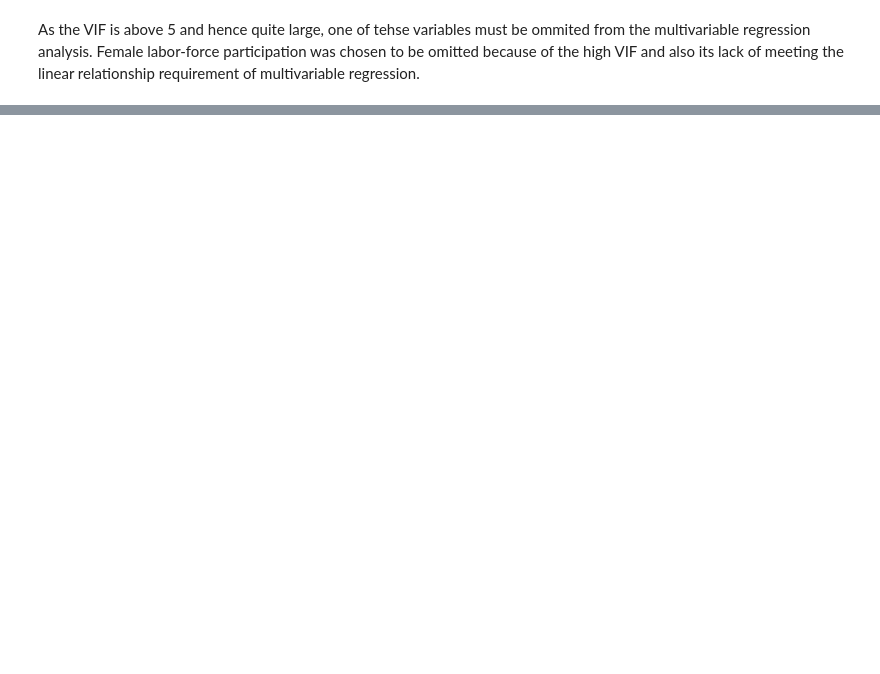
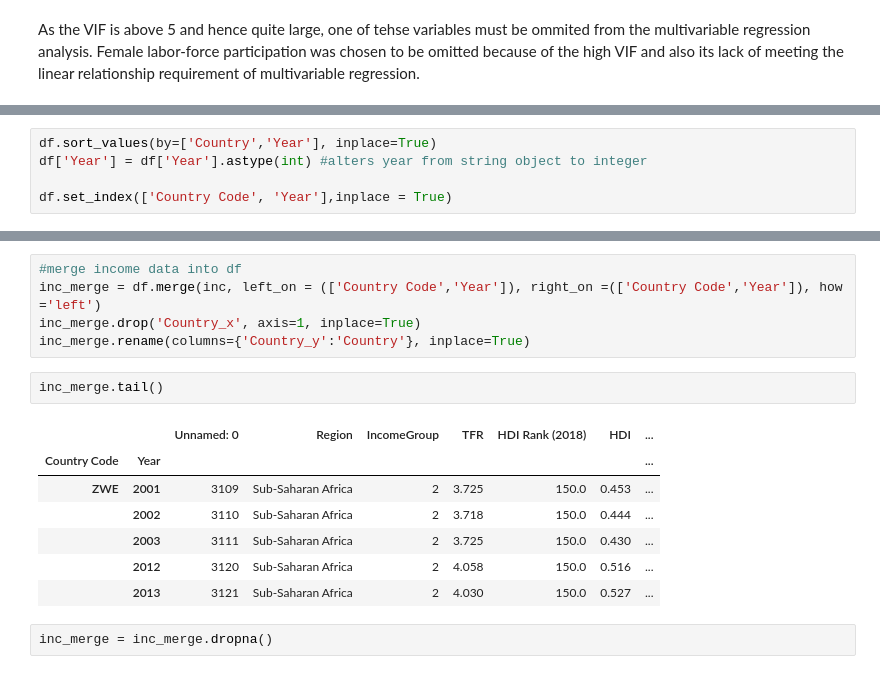
Before and after one commit to ChangHuaHua/QM2-Group-12, a Jupyter notebook: Multivariable_Linear_Regression_Analysis.ipynb, the cells around one changed output, grey strips where cells are left out. Cells and saved outputs as stored; diff of their text form; blank space fills up the shorter version.

```diff
--- a/Multivariable_Linear_Regression_Analysis.ipynb
+++ b/Multivariable_Linear_Regression_Analysis.ipynb
@@ -221 +261,6 @@ MVR: Female Education & Income (ordinal)
+# %%
+df.sort_values(by=['Country','Year'], inplace=True)
+df['Year'] = df['Year'].astype(int) #alters year from string object to integer
+
+df.set_index(['Country Code', 'Year'],inplace = True)
 # %%
@@ -246 +308,18 @@ dtype('int64')
+# %%
+#merge income data into df
+inc_merge = df.merge(inc, left_on = (['Country Code','Year']), right_on =(['Country Code','Year']), how ='left')
+inc_merge.drop('Country_x', axis=1, inplace=True)
+inc_merge.rename(columns={'Country_y':'Country'}, inplace=True)
+# %%
+inc_merge.tail()
+# %% [output]
+|  |  | Unnamed: 0 | Region | IncomeGroup | TFR | HDI Rank (2018) | HDI | ... |
+| Country Code | Year |  |  |  |  |  |  | ... |
+| ZWE | 2001 | 3109 | Sub-Saharan Africa | 2 | 3.725 | 150.0 | 0.453 | ... |
+|  | 2002 | 3110 | Sub-Saharan Africa | 2 | 3.718 | 150.0 | 0.444 | ... |
+|  | 2003 | 3111 | Sub-Saharan Africa | 2 | 3.725 | 150.0 | 0.430 | ... |
+|  | 2012 | 3120 | Sub-Saharan Africa | 2 | 4.058 | 150.0 | 0.516 | ... |
+|  | 2013 | 3121 | Sub-Saharan Africa | 2 | 4.030 | 150.0 | 0.527 | ... |
+# %%
+inc_merge = inc_merge.dropna()
 # %%
```
Also changed, not shown: parts of 33 cells of this notebook.
